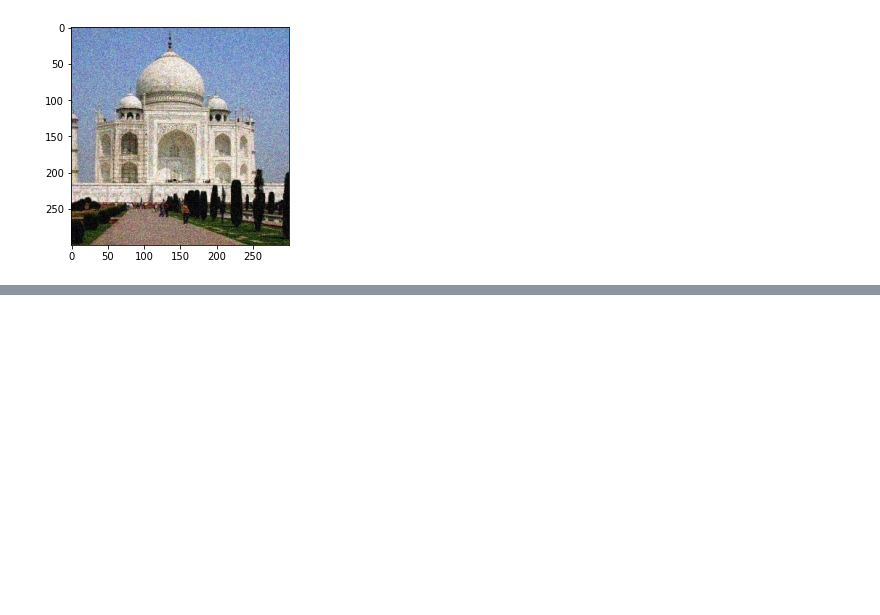
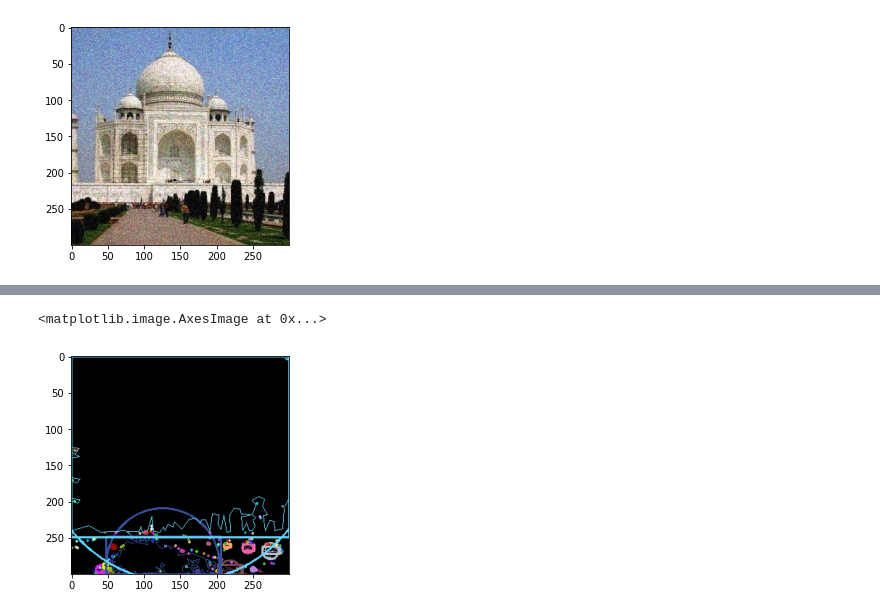
Before and after one commit to AshwinRamachandran2002/MRT, a Jupyter notebook: Contours.ipynb, the cells around one changed output, grey strips where cells are left out. Drawn from its saved outputs; the diff is of its cells as text; code cells hidden in the pictures; blank space fills up the shorter version.

```diff
--- a/Contours.ipynb
+++ b/Contours.ipynb
@@ -36,0 +37,24 @@ plt.imshow(cv2.drawContours(image, contour,-1,(0,255,0),3),cmap='gray')
+# %%
+x,y,w,h = cv2.boundingRect(contour[0])
+contours_poly = [None]*len(contours)
+boundRect = [None]*len(contours)
+centers = [None]*len(contours)
+radius = [None]*len(contours)
+for i, c in enumerate(contours):
+    contours_poly[i] = cv2.approxPolyDP(c, 3, True)
+    boundRect[i] = cv2.boundingRect(contours_poly[i])
+    centers[i], radius[i] = cv2.minEnclosingCircle(contours_poly[i])
+drawing = np.zeros((image.shape[0], image.shape[1], 3), dtype=np.uint8)
+# %%
+
+import random as rng
+for i in range(len(contours)):
+        color = (rng.randint(0,256), rng.randint(0,256), rng.randint(0,256))
+        cv2.drawContours(drawing, contours_poly, i, color)
+        cv2.rectangle(drawing, (int(boundRect[i][0]), int(boundRect[i][1])), \
+          (int(boundRect[i][0]+boundRect[i][2]), int(boundRect[i][1]+boundRect[i][3])), color, 2)
+        cv2.circle(drawing, (int(centers[i][0]), int(centers[i][1])), int(radius[i]), color, 2)
+plt.imshow(drawing,cmap='gray')
+# %% [output]
+<matplotlib.image.AxesImage at 0x...>
+[figure, added]
```
Also changed, not shown: parts of 4 cells of this notebook.
